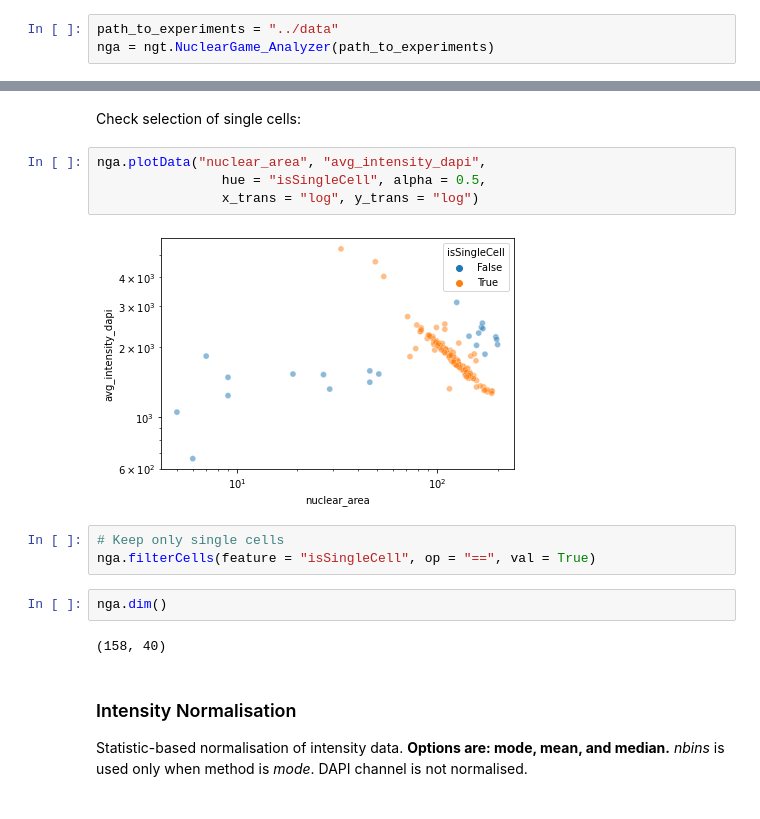
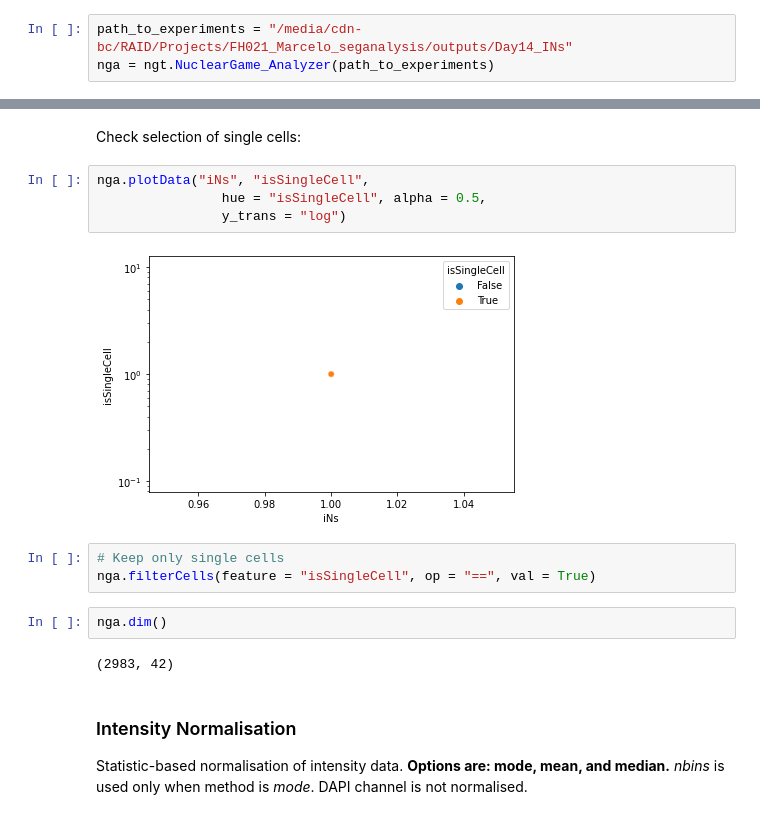
Before and after one commit to f-hamidlab/nuclearpy, a Jupyter notebook: docs/ng_analysis.ipynb, the cells around one changed output, grey strips where cells are left out. Cells and saved outputs as stored; diff of their text form.

```diff
--- a/docs/ng_analysis.ipynb
+++ b/docs/ng_analysis.ipynb
@@ -8,5 +8,5 @@ import ngtools.analyzer as ngt
 ## Data Processing
 ### Import data
 # %%
-path_to_experiments = "../data"
+path_to_experiments = "/media/cdn-bc/RAID/Projects/FH021_Marcelo_seganalysis/outputs/Day14_INs"
 nga = ngt.NuclearGame_Analyzer(path_to_experiments)
@@ -103,18 +123,18 @@ nga.findSingleCells()
 # %% [markdown]
 Check selection of single cells:
 # %%
-nga.plotData("nuclear_area", "avg_intensity_dapi",
+nga.plotData("iNs", "isSingleCell",
                 hue = "isSingleCell", alpha = 0.5,
-                x_trans = "log", y_trans = "log")
+                y_trans = "log")
 # %% [output]
-[figure, old version]
+[figure, new version]
 # %%
 # Keep only single cells
 nga.filterCells(feature = "isSingleCell", op = "==", val = True)
-# %%
-nga.dim()
-# %% [output]
-(158, 40)
+# %%
+nga.dim()
+# %% [output]
+(2983, 42)
 # %% [markdown]
 ### Intensity Normalisation
 Statistic-based normalisation of intensity data. **Options are: mode, mean, and median.** *nbins* is used only when method is *mode*. DAPI channel is not normalised.
```
Also changed, not shown: parts of 35 cells of this notebook.
